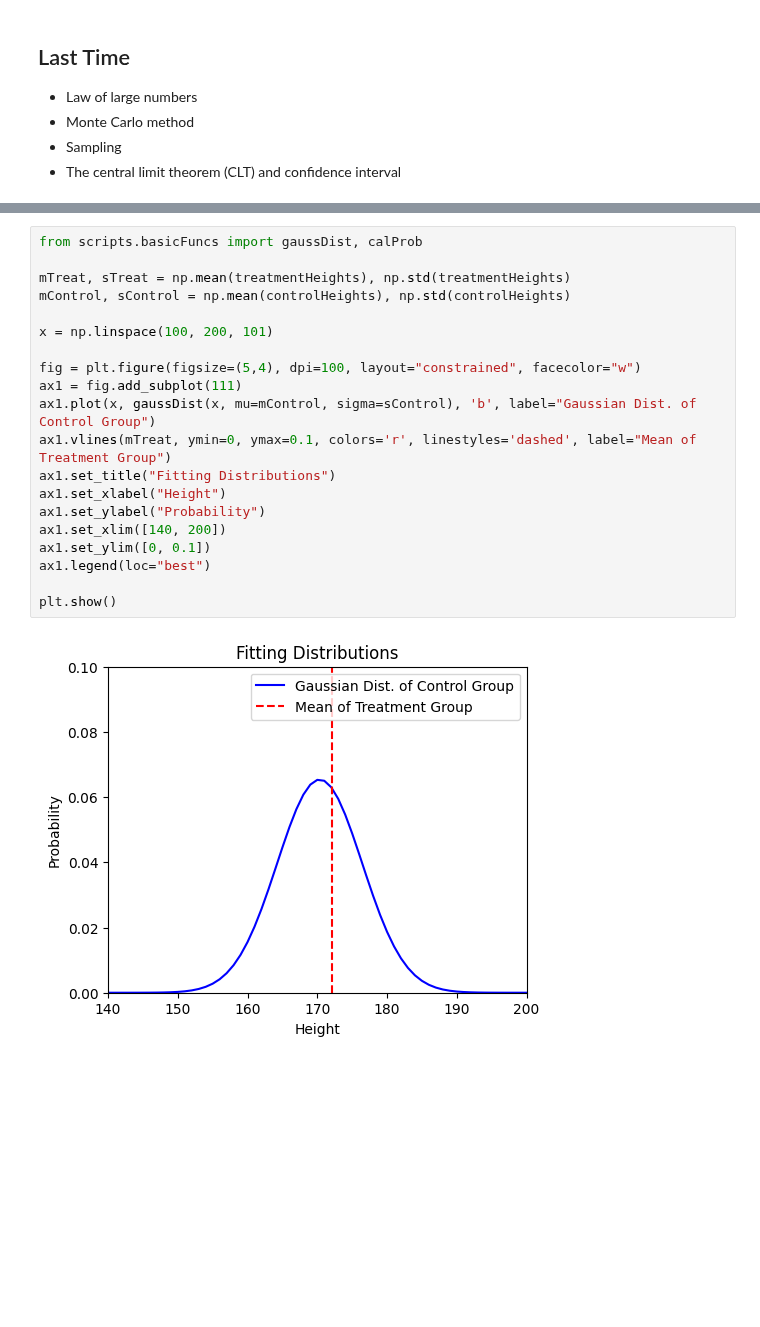
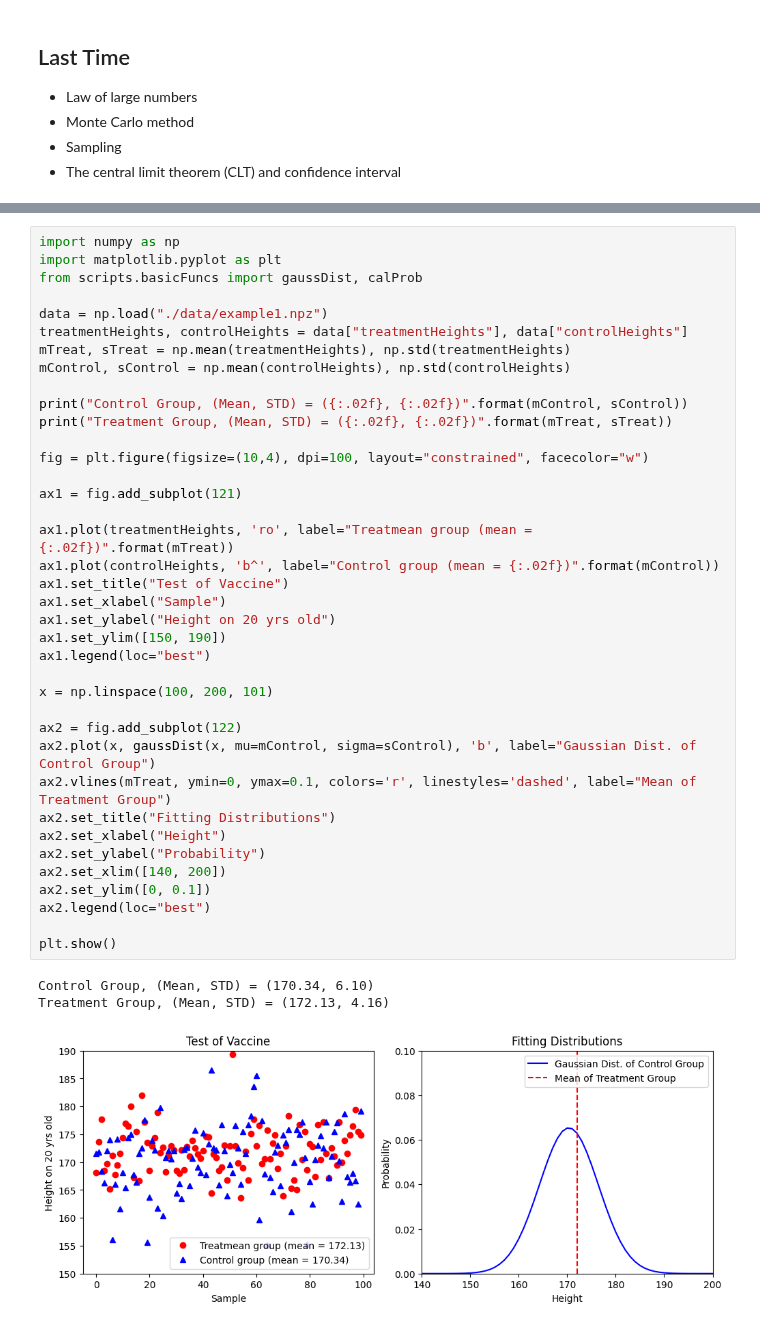
Before and after one commit to bruce88617/nycudopcs_advanced, a Jupyter notebook: Lectures/Lecture05/Lecture05.ipynb, the cells around one changed output, grey strips where cells are left out. Drawn from its saved outputs; the diff is of its cells as text; blank space fills up the shorter version.

```diff
--- a/Lectures/Lecture05/Lecture05.ipynb
+++ b/Lectures/Lecture05/Lecture05.ipynb
@@ -55,22 +92,42 @@ plt.show()
 # %%
+import numpy as np
+import matplotlib.pyplot as plt
 from scripts.basicFuncs import gaussDist, calProb
 
+data = np.load("./data/example1.npz")
+treatmentHeights, controlHeights = data["treatmentHeights"], data["controlHeights"]
 mTreat, sTreat = np.mean(treatmentHeights), np.std(treatmentHeights)
 mControl, sControl = np.mean(controlHeights), np.std(controlHeights)
 
+print("Control Group, (Mean, STD) = ({:.02f}, {:.02f})".format(mControl, sControl))
+print("Treatment Group, (Mean, STD) = ({:.02f}, {:.02f})".format(mTreat, sTreat))
+
+fig = plt.figure(figsize=(10,4), dpi=100, layout="constrained", facecolor="w")
+
+ax1 = fig.add_subplot(121)
+
+ax1.plot(treatmentHeights, 'ro', label="Treatmean group (mean = {:.02f})".format(mTreat))
+ax1.plot(controlHeights, 'b^', label="Control group (mean = {:.02f})".format(mControl))
+ax1.set_title("Test of Vaccine")
+ax1.set_xlabel("Sample")
+ax1.set_ylabel("Height on 20 yrs old")
+ax1.set_ylim([150, 190])
+ax1.legend(loc="best")
+
 x = np.linspace(100, 200, 101)
 
-fig = plt.figure(figsize=(5,4), dpi=100, layout="constrained", facecolor="w")
-ax1 = fig.add_subplot(111)
-ax1.plot(x, gaussDist(x, mu=mControl, sigma=sControl), 'b', label="Gaussian Dist. of Control Group")
-ax1.vlines(mTreat, ymin=0, ymax=0.1, colors='r', linestyles='dashed', label="Mean of Treatment Group")
-ax1.set_title("Fitting Distributions")
-ax1.set_xlabel("Height")
-ax1.set_ylabel("Probability")
-ax1.set_xlim([140, 200])
-ax1.set_ylim([0, 0.1])
-ax1.legend(loc="best")
+ax2 = fig.add_subplot(122)
+ax2.plot(x, gaussDist(x, mu=mControl, sigma=sControl), 'b', label="Gaussian Dist. of Control Group")
+ax2.vlines(mTreat, ymin=0, ymax=0.1, colors='r', linestyles='dashed', label="Mean of Treatment Group")
+ax2.set_title("Fitting Distributions")
+ax2.set_xlabel("Height")
+ax2.set_ylabel("Probability")
+ax2.set_xlim([140, 200])
+ax2.set_ylim([0, 0.1])
+ax2.legend(loc="best")
 
 plt.show()
 # %% [output]
+Control Group, (Mean, STD) = (170.34, 6.10)
+Treatment Group, (Mean, STD) = (172.13, 4.16)
-[figure, old version]
+[figure, new version]
```
Also changed, not shown: parts of 29 cells of this notebook, 15 other files.
